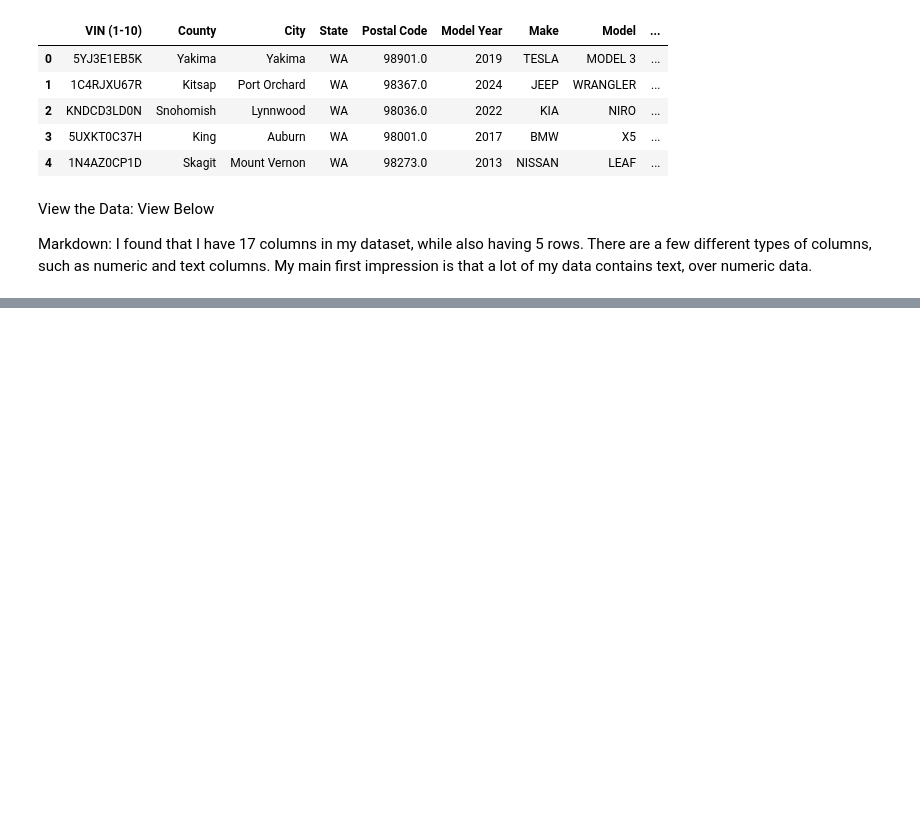
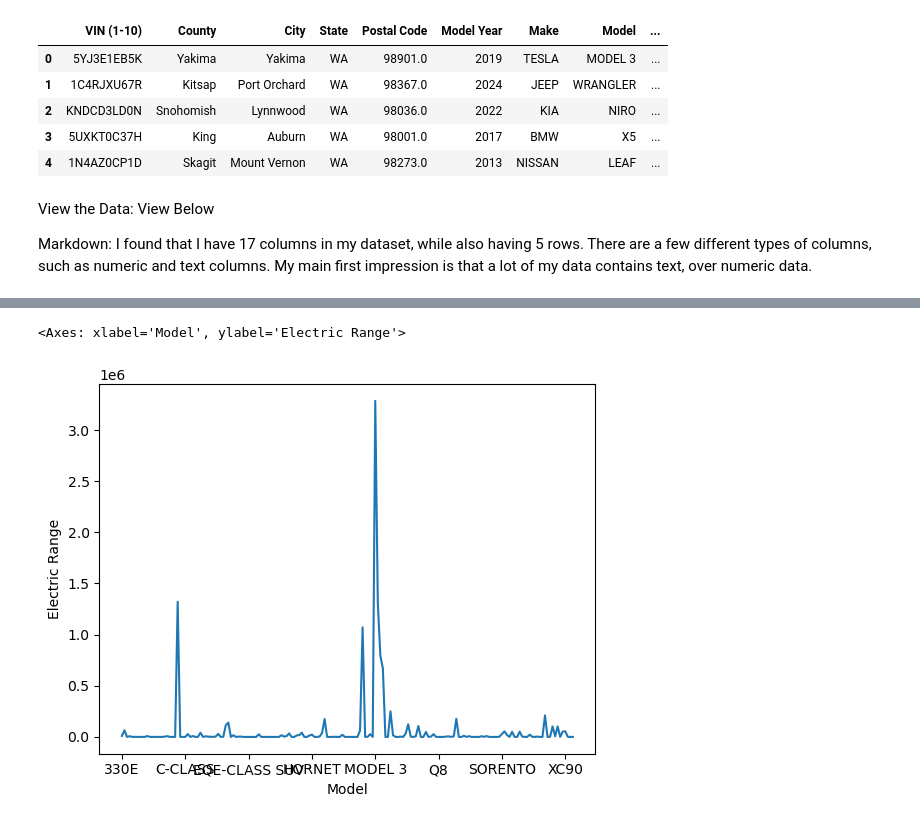
Before and after one commit to RyanE777/IA-340, a Jupyter notebook: Lab2.ipynb, the cells around one changed output, grey strips where cells are left out. Drawn from its saved outputs; the diff is of its cells as text; code cells hidden in the pictures; blank space fills up the shorter version.

```diff
--- a/Lab2.ipynb
+++ b/Lab2.ipynb
@@ -85,0 +155,6 @@ Markdown:
+# %%
+sum_range_by_make = df.groupby('Model')['Electric Range'].sum()
+sum_range_by_make.plot(ylabel = 'Electric Range')
+# %% [output]
+<Axes: xlabel='Model', ylabel='Electric Range'>
+[figure, added]
```
Also changed, not shown: parts of 13 cells of this notebook.
